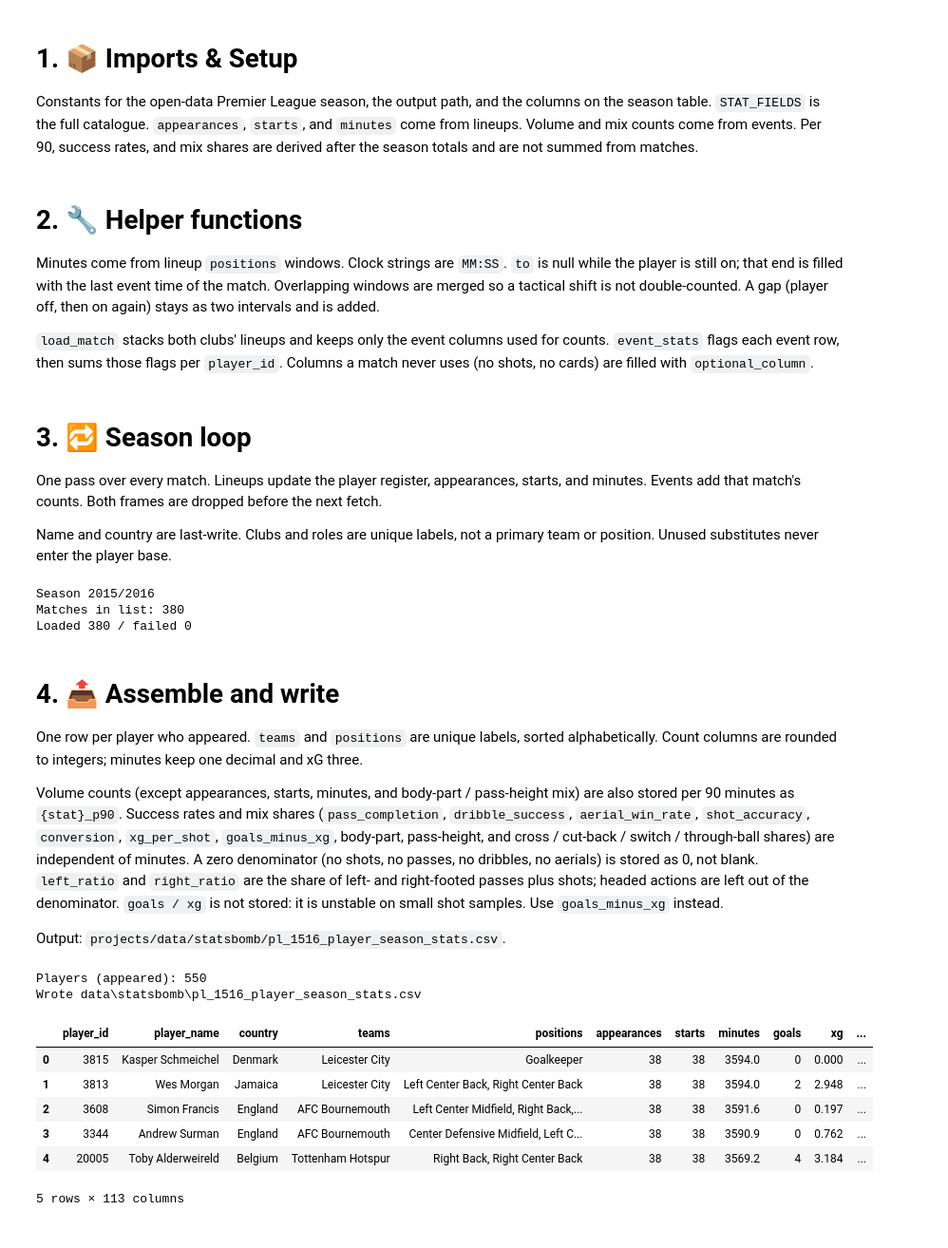
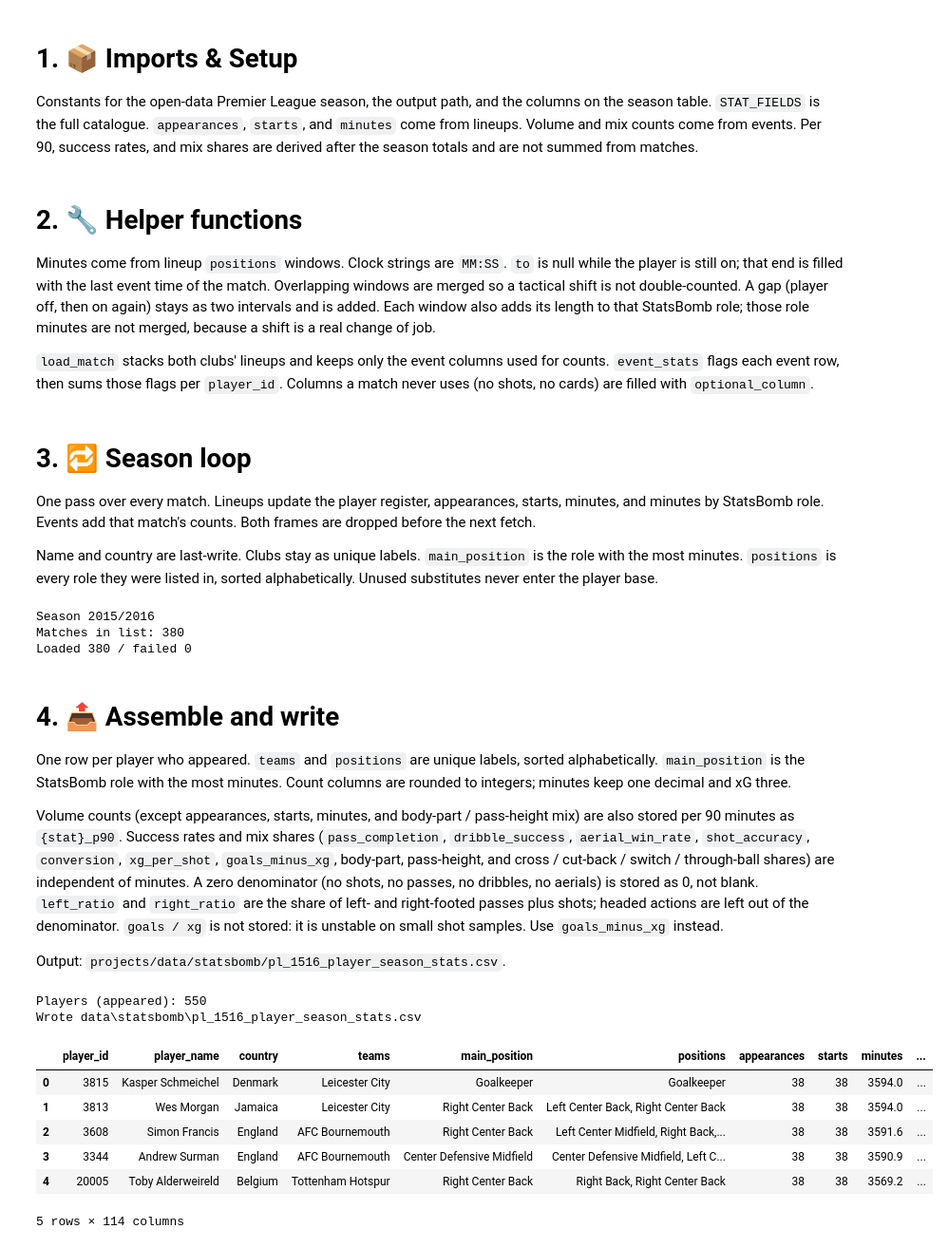
Before and after one commit to Yu-Oscar/Oscar-Yu-Football-Analysis, a Jupyter notebook: 17092026 - Statsbomb Prem 1516 Player Season Stats.ipynb, the cells around one changed output. Shown at 95% size. Drawn from its saved outputs; the diff is of its cells as text; code cells hidden in the pictures.

Commit message:
17092026 - Statsbomb Prem 1516 Player Season Stats added main position

```diff
--- a/17092026 - Statsbomb Prem 1516 Player Season Stats.ipynb
+++ b/17092026 - Statsbomb Prem 1516 Player Season Stats.ipynb
@@ -194,7 +194,7 @@ P90_FIELDS = [field.removesuffix("_p90") for field in STAT_FIELDS if field.endsw
 # %% [markdown]
 # 2. 🔧 Helper functions
 
-Minutes come from lineup `positions` windows. Clock strings are `MM:SS`. `to` is null while the player is still on; that end is filled with the last event time of the match. Overlapping windows are merged so a tactical shift is not double-counted. A gap (player off, then on again) stays as two intervals and is added.
+Minutes come from lineup `positions` windows. Clock strings are `MM:SS`. `to` is null while the player is still on; that end is filled with the last event time of the match. Overlapping windows are merged so a tactical shift is not double-counted. A gap (player off, then on again) stays as two intervals and is added. Each window also adds its length to that StatsBomb role; those role minutes are not merged, because a shift is a real change of job.
 
 `load_match` stacks both clubs' lineups and keeps only the event columns used for counts. `event_stats` flags each event row, then sums those flags per `player_id`. Columns a match never uses (no shots, no cards) are filled with `optional_column`.
 # %%
@@ -224,10 +224,10 @@ def optional_column(frame, col, fill=np.nan):
 
 
 def appearance_info_from_lineups(positions_list, match_end_time):
-    """Minutes, whether they started, and the StatsBomb role names in this match."""
+    """Minutes, whether they started, and minutes by StatsBomb role in this match."""
 
     playing_time = []
-    roles = set()
+    by_position = Counter()
     started = False
 
     for position in positions_list or []:
@@ -244,12 +244,12 @@ def appearance_info_from_lineups(positions_list, match_end_time):
 
         playing_time.append((start, end))
         pos_name = str(position.get("position") or "").strip()
-        if pos_name:
-            roles.add(pos_name)
+        if pos_name and start is not None and end is not None and end > start:
+            by_position[pos_name] += (end - start) / 60.0
 
     # Empty list (unused sub): no appearance this match.
     if not playing_time:
-        return 0.0, False, roles
+        return 0.0, False, by_position
 
     # Merge overlapping [from, to] so a tactical shift is not double-counted
     # in total minutes. Adjacent non-overlap playing_time stay separate.
@@ -262,7 +262,7 @@ def appearance_info_from_lineups(positions_list, match_end_time):
         else:
             merged.append((start, end))
     minutes = sum(end - start for start, end in merged) / 60.0
-    return minutes, started, roles
+    return minutes, started, by_position
 
 
 def flatten_lineups(lineups, match_id):
@@ -410,19 +410,21 @@ def event_stats(events):
 # %% [markdown]
 # 3. 🔁 Season loop
 
-One pass over every match. Lineups update the player register, appearances, starts, and minutes. Events add that match's counts. Both frames are dropped before the next fetch.
+One pass over every match. Lineups update the player register, appearances, starts, minutes, and minutes by StatsBomb role. Events add that match's counts. Both frames are dropped before the next fetch.
 
-Name and country are last-write. Clubs and roles are unique labels, not a primary team or position. Unused substitutes never enter the player base.
+Name and country are last-write. Clubs stay as unique labels. `main_position` is the role with the most minutes. `positions` is every role they were listed in, sorted alphabetically. Unused substitutes never enter the player base.
 # %%
 matches = sb.matches(competition_id=COMPETITION_ID, season_id=SEASON_ID)
 match_ids = [int(mid) for mid in matches["match_id"]]
 
 # Accumulators. One dict entry per player_id across the whole season.
-# Name and country: last appearance wins. Clubs and roles: unique labels only.
+# Name and country: last appearance wins. Clubs: unique labels.
+# Roles: unique labels plus a minutes Counter for main_position.
 player_name = {}
 country = {}
 teams_seen = defaultdict(set)
 positions_seen = defaultdict(set)
+minutes_by_position = defaultdict(Counter)
 season = defaultdict(
     lambda: {field: 0.0 for field in COUNT_FIELDS}
 )
@@ -446,7 +448,9 @@ for match_id in tqdm(match_ids, desc="Matches"):
     for player_lineup_row in lineups.itertuples(index=False):
         positions_list = getattr(player_lineup_row, "positions", [])
 
-        minutes, started, roles = appearance_info_from_lineups(positions_list, match_end_time)
+        minutes, started, pos_minutes = appearance_info_from_lineups(
+            positions_list, match_end_time
+        )
 
         # Skip unused substitutes. They never enter the player base.
         if minutes <= 0:
@@ -458,7 +462,8 @@ for match_id in tqdm(match_ids, desc="Matches"):
         player_name[player_id] = player_lineup_row.player_name
         country[player_id] = player_lineup_row.country
         teams_seen[player_id].add(player_lineup_row.team_name)
-        positions_seen[player_id].update(roles)
+        positions_seen[player_id].update(pos_minutes)
+        minutes_by_position[player_id].update(pos_minutes)
 
         player_season_stats = season[player_id]
         player_season_stats["appearances"] += 1
@@ -496,7 +501,7 @@ Loaded 380 / failed 0
 # %% [markdown]
 # 4. 📤 Assemble and write
 
-One row per player who appeared. `teams` and `positions` are unique labels, sorted alphabetically. Count columns are rounded to integers; minutes keep one decimal and xG three.
+One row per player who appeared. `teams` and `positions` are unique labels, sorted alphabetically. `main_position` is the StatsBomb role with the most minutes. Count columns are rounded to integers; minutes keep one decimal and xG three.
 
 Volume counts (except appearances, starts, minutes, and body-part / pass-height mix) are also stored per 90 minutes as `{stat}_p90`. Success rates and mix shares (`pass_completion`, `dribble_success`, `aerial_win_rate`, `shot_accuracy`, `conversion`, `xg_per_shot`, `goals_minus_xg`, body-part, pass-height, and cross / cut-back / switch / through-ball shares) are independent of minutes. A zero denominator (no shots, no passes, no dribbles, no aerials) is stored as 0, not blank. `left_ratio` and `right_ratio` are the share of left- and right-footed passes plus shots; headed actions are left out of the denominator. `goals / xg` is not stored: it is unstable on small shot samples. Use `goals_minus_xg` instead.
 
@@ -508,12 +513,15 @@ for player_id, stats in season.items():
         continue
     teams = sorted(teams_seen[player_id])
     roles = sorted(positions_seen[player_id])
+    pos_minutes = minutes_by_position[player_id]
+    main_position = pos_minutes.most_common(1)[0][0] if pos_minutes else ""
     rows.append(
         {
             "player_id": player_id,
             "player_name": player_name.get(player_id, ""),
             "country": country.get(player_id, ""),
             "teams": ", ".join(teams),
+            "main_position": main_position,
             "positions": ", ".join(roles),
             **stats,
         }
@@ -556,38 +564,38 @@ df["pass_ground_share"] = _share(df["passes_ground"], df["passes"])
 df["pass_low_share"] = _share(df["passes_low"], df["passes"])
 df["pass_high_share"] = _share(df["passes_high"], df["passes"])
 df["cross_share"] = _share(df["crosses"], df["passes"])
 df["cut_back_share"] = _share(df["cut_backs"], df["passes"])
 df["switch_share"] = _share(df["switches"], df["passes"])
 df["through_ball_share"] = _share(df["through_balls"], df["passes"])
 
 df["dribble_success"] = _share(df["dribbles_completed"], df["dribbles"])
 df["aerial_win_rate"] = _share(df["aerials_won"], df["aerials"])
 
 footed = (
     df["passes_left_foot"]
     + df["passes_right_foot"]
     + df["shots_left_foot"]
     + df["shots_right_foot"]
 )
 df["left_ratio"] = _share(df["passes_left_foot"] + df["shots_left_foot"], footed)
 df["right_ratio"] = _share(df["passes_right_foot"] + df["shots_right_foot"], footed)
 
-id_cols = ["player_id", "player_name", "country", "teams", "positions"]
+id_cols = ["player_id", "player_name", "country", "teams", "main_position", "positions"]
 df = df[id_cols + STAT_FIELDS]
 
 # Write player season stats to CSV
 DATA_PATH.parent.mkdir(parents=True, exist_ok=True)
 df.to_csv(DATA_PATH, index=False)
 print(f"Players (appeared): {len(df)}")
 print(f"Wrote {DATA_PATH}")
 display(df.head())
 # %% [output]
 Players (appeared): 550
 Wrote data\statsbomb\pl_1516_player_season_stats.csv
-|  | player_id | player_name | country | teams | positions | appearances | starts | minutes | goals | xg | ... |
-| 0 | 3815 | Kasper Schmeichel | Denmark | Leicester City | Goalkeeper | 38 | 38 | 3594.0 | 0 | 0.000 | ... |
-| 1 | 3813 | Wes Morgan | Jamaica | Leicester City | Left Center Back, Right Center Back | 38 | 38 | 3594.0 | 2 | 2.948 | ... |
-| 2 | 3608 | Simon Francis | England | AFC Bournemouth | Left Center Midfield, Right Back,... | 38 | 38 | 3591.6 | 0 | 0.197 | ... |
-| 3 | 3344 | Andrew Surman | England | AFC Bournemouth | Center Defensive Midfield, Left C... | 38 | 38 | 3590.9 | 0 | 0.762 | ... |
-| 4 | 20005 | Toby Alderweireld | Belgium | Tottenham Hotspur | Right Back, Right Center Back | 38 | 38 | 3569.2 | 4 | 3.184 | ... |
+|  | player_id | player_name | country | teams | main_position | positions | appearances | starts | minutes | ... |
+| 0 | 3815 | Kasper Schmeichel | Denmark | Leicester City | Goalkeeper | Goalkeeper | 38 | 38 | 3594.0 | ... |
+| 1 | 3813 | Wes Morgan | Jamaica | Leicester City | Right Center Back | Left Center Back, Right Center Back | 38 | 38 | 3594.0 | ... |
+| 2 | 3608 | Simon Francis | England | AFC Bournemouth | Right Center Back | Left Center Midfield, Right Back,... | 38 | 38 | 3591.6 | ... |
+| 3 | 3344 | Andrew Surman | England | AFC Bournemouth | Center Defensive Midfield | Center Defensive Midfield, Left C... | 38 | 38 | 3590.9 | ... |
+| 4 | 20005 | Toby Alderweireld | Belgium | Tottenham Hotspur | Right Center Back | Right Back, Right Center Back | 38 | 38 | 3569.2 | ... |
-5 rows × 113 columns
+5 rows × 114 columns
```
Also changed, not shown: parts of 2 cells of this notebook, 1 other file.
